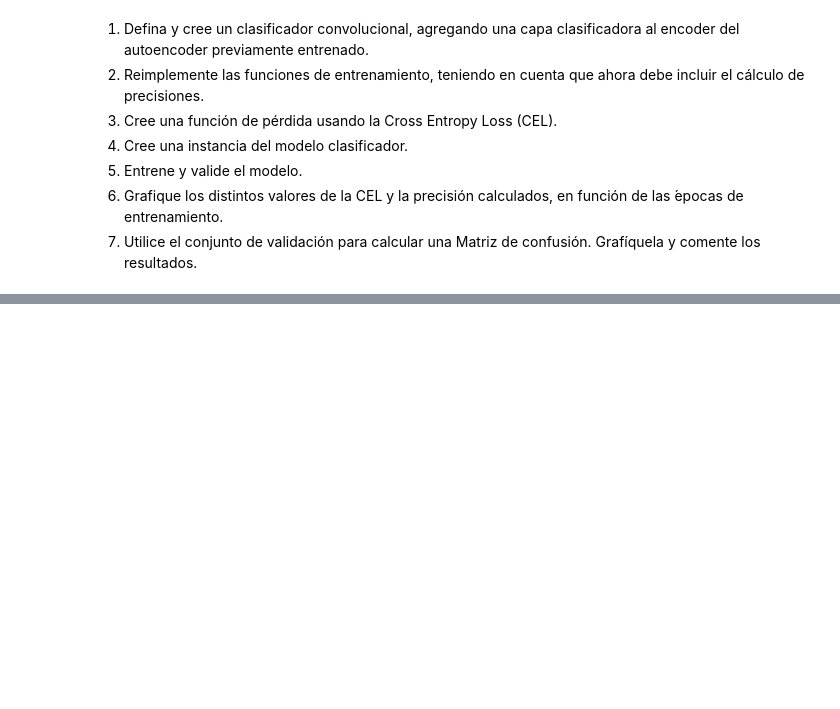
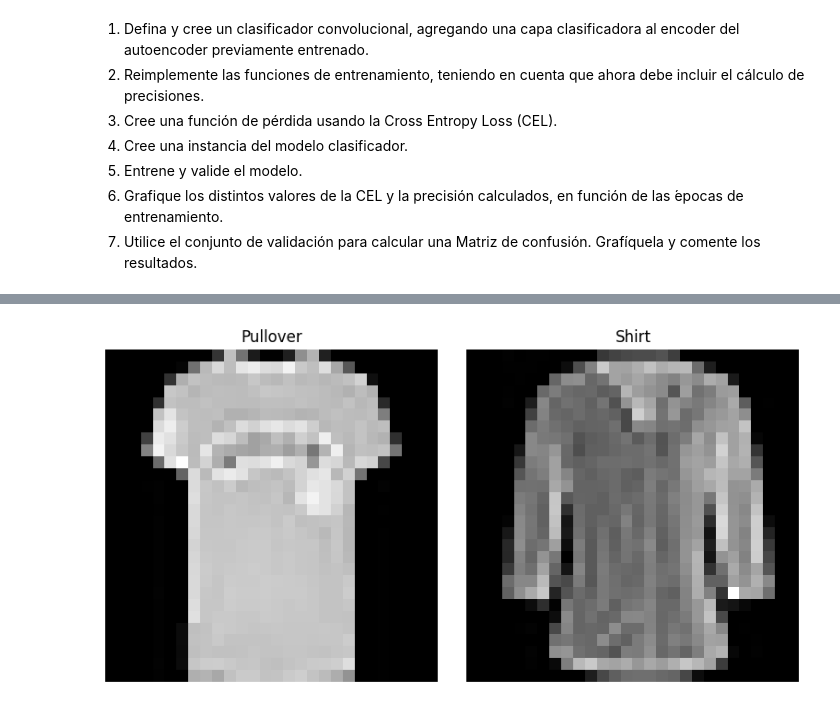
Before and after one commit to basbenja/RedesNeuronales-TrabajosPracticos, a Jupyter notebook: TrabajoFinal/TrabajoFinal.ipynb, the cells around one changed output, grey strips where cells are left out. Saved outputs shown, nothing was run; the diff lists cells and outputs as text; code cells hidden in the pictures; blank space fills up the shorter version.

```diff
--- a/TrabajoFinal/TrabajoFinal.ipynb
+++ b/TrabajoFinal/TrabajoFinal.ipynb
@@ -723,0 +472,30 @@ que puedan ser reutilizadas.
+# %%
+import matplotlib.pyplot as plt
+import torch
+from torchvision import datasets, transforms
+
+# Load the Fashion MNIST dataset
+# Function to find the first example of a specific class
+def find_example(dataset, label):
+    for image, target in dataset:
+        if target == label:
+            return image, target
+
+# Find examples of Shirt (label 6) and T-shirt/top (label 0)
+shirt_image, _ = find_example(valid_set_orig, 6)
+tshirt_image, _ = find_example(valid_set_orig, 0)
+
+# Plot the images
+fig, axes = plt.subplots(1, 2, figsize=(8, 4))
+axes[0].imshow(tshirt_image.squeeze(), cmap='gray')
+axes[0].set_title('Pullover')
+axes[0].axis('off')
+
+axes[1].imshow(shirt_image.squeeze(), cmap='gray')
+axes[1].set_title('Shirt')
+axes[1].axis('off')
+
+plt.tight_layout()
+plt.show()
+# %% [output]
+[figure, added]
```
Also changed, not shown: parts of 53 cells of this notebook.
